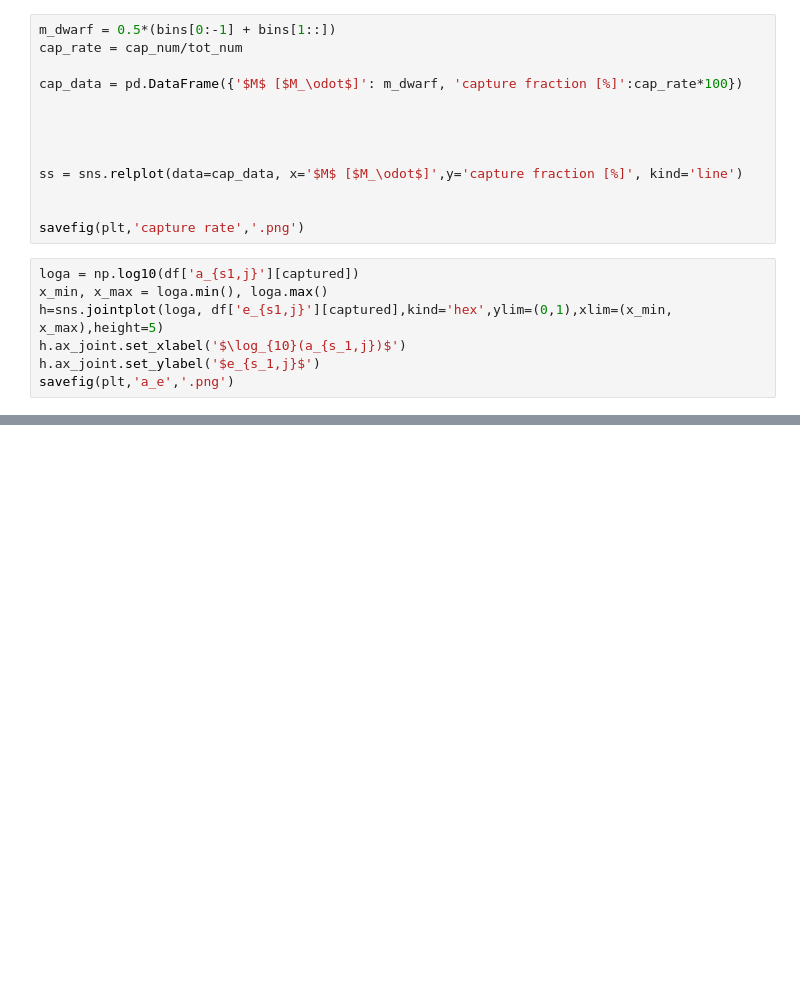
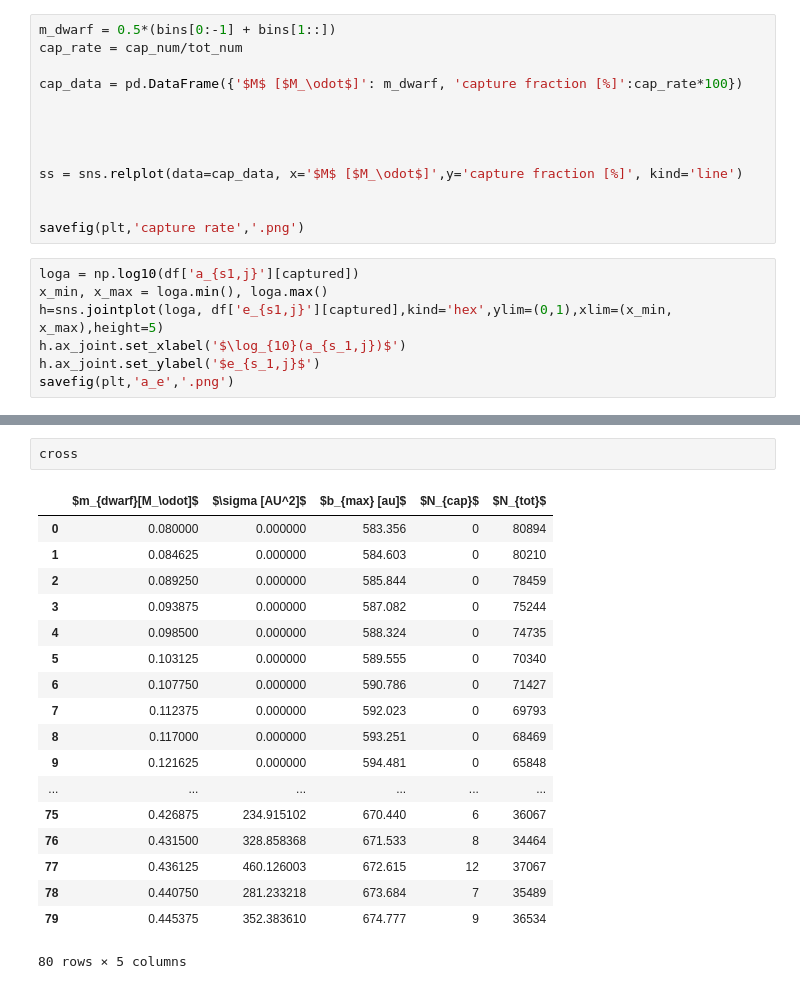
Before and after one commit to YihanWangAstro/giant-planet, a Jupyter notebook: process/giant-planet.ipynb, the cells around one changed output, grey strips where cells are left out. Cells and saved outputs as stored; diff of their text form; blank space fills up the shorter version.

```diff
--- a/process/giant-planet.ipynb
+++ b/process/giant-planet.ipynb
@@ -318,0 +395,21 @@ savefig(plt,'a_e','.png')
+# %%
+cross
+# %% [output]
+|  | $m_{dwarf}[M_\odot]$ | $\sigma [AU^2]$ | $b_{max} [au]$ | $N_{cap}$ | $N_{tot}$ |
+| 0 | 0.080000 | 0.000000 | 583.356 | 0 | 80894 |
+| 1 | 0.084625 | 0.000000 | 584.603 | 0 | 80210 |
+| 2 | 0.089250 | 0.000000 | 585.844 | 0 | 78459 |
+| 3 | 0.093875 | 0.000000 | 587.082 | 0 | 75244 |
+| 4 | 0.098500 | 0.000000 | 588.324 | 0 | 74735 |
+| 5 | 0.103125 | 0.000000 | 589.555 | 0 | 70340 |
+| 6 | 0.107750 | 0.000000 | 590.786 | 0 | 71427 |
+| 7 | 0.112375 | 0.000000 | 592.023 | 0 | 69793 |
+| 8 | 0.117000 | 0.000000 | 593.251 | 0 | 68469 |
+| 9 | 0.121625 | 0.000000 | 594.481 | 0 | 65848 |
+| ... | ... | ... | ... | ... | ... |
+| 75 | 0.426875 | 234.915102 | 670.440 | 6 | 36067 |
+| 76 | 0.431500 | 328.858368 | 671.533 | 8 | 34464 |
+| 77 | 0.436125 | 460.126003 | 672.615 | 12 | 37067 |
+| 78 | 0.440750 | 281.233218 | 673.684 | 7 | 35489 |
+| 79 | 0.445375 | 352.383610 | 674.777 | 9 | 36534 |
+80 rows × 5 columns
```
Also changed, not shown: parts of 8 cells of this notebook, 1 other file.
